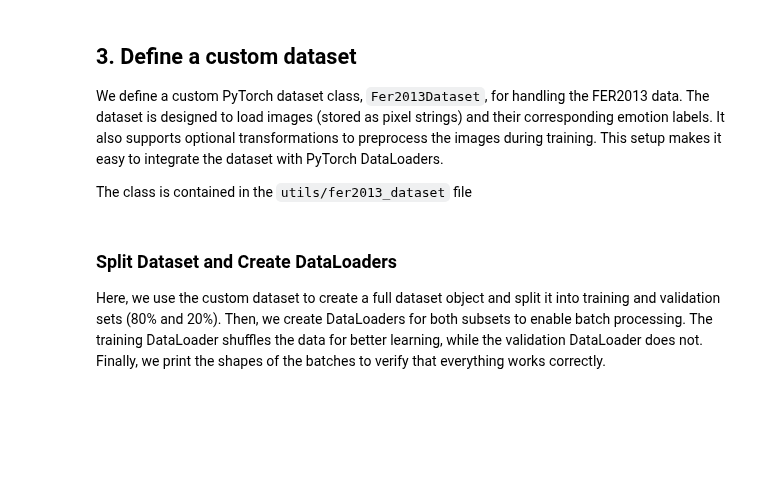
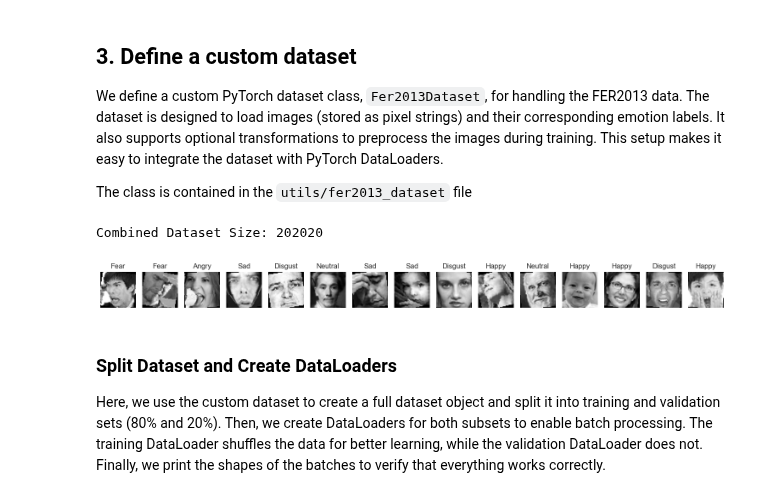
Before and after one commit to learoncero/cnn-project, a Jupyter notebook: 7_Group17_DLProject.ipynb, the cells around one changed output. Saved outputs shown, nothing was run; the diff lists cells and outputs as text; code cells hidden in the pictures; blank space fills up the shorter version.

```diff
--- a/7_Group17_DLProject.ipynb
+++ b/7_Group17_DLProject.ipynb
@@ -155,15 +157,45 @@ The class is contained in the `utils/fer2013_dataset` file
 # %%
-original_dataset = Fer2013Dataset(oversampled_data, transform=transform_original)  # Original dataset (no augmentation)
+original_dataset = Fer2013Dataset(oversampled_data, oversampled_data['emotion'], transform=transform_original)  # Original dataset (no augmentation)
 
 # Create augmented datasets with different pipelines
-augmented_dataset_1 = Fer2013Dataset(oversampled_data, transform=transform_1)  # Augmented with HorizontalFlip and Rotation
-augmented_dataset_2 = Fer2013Dataset(oversampled_data, transform=transform_2)  # Augmented with Rotation
-augmented_dataset_3 = Fer2013Dataset(oversampled_data, transform=transform_3)  # Augmented with Crop and HorizontalFlip
+augmented_dataset_1 = Fer2013Dataset(oversampled_data, oversampled_data['emotion'], transform=transform_1)  # Augmented with HorizontalFlip and Rotation
+augmented_dataset_2 = Fer2013Dataset(oversampled_data, oversampled_data['emotion'], transform=transform_2)  # Augmented with Rotation
+augmented_dataset_3 = Fer2013Dataset(oversampled_data, oversampled_data['emotion'], transform=transform_3)  # Augmented with Crop and HorizontalFlip
 
 # Combine all datasets
 combined_dataset = ConcatDataset([original_dataset, augmented_dataset_1, augmented_dataset_2, augmented_dataset_3])
 
 print("Combined Dataset Size:", len(combined_dataset))
+# %% [output]
+Combined Dataset Size: 202020
+# %%
+import matplotlib.pyplot as plt
+
+emotion_labels = {0:'Angry', 1:'Disgust', 2:'Fear', 3:'Happy', 4: 'Sad', 5: 'Surprise', 6: 'Neutral'}
+
+# Define a function to visualize images and labels
+def show_fake_data_examples(dataset, emotion_labels, num_examples=9):
+    """Visualize examples from the FakeData dataset."""
+    fig, axes = plt.subplots(1, num_examples, figsize=(15, 5))
+    for i in range(num_examples):
+        # Fetch a random image and label from the dataset
+        image, label = dataset[i]
+
+        # Convert the image tensor to a numpy array for visualization
+        image = image.numpy().squeeze()  # Remove channel dimension if present
+
+        # Display the image
+        ax = axes[i]
+        ax.imshow(image, cmap='gray')
+        ax.axis('off')
+        ax.set_title(emotion_labels[label])
+    plt.tight_layout()
+    plt.show()
+
+# Display some fake data examples
+show_fake_data_examples(augmented_dataset_2, emotion_labels, num_examples=15)
+# %% [output]
+[figure, added]
 # %% [markdown]
 ### Split Dataset and Create DataLoaders
 
```
Also changed, not shown: parts of 5 cells of this notebook, 4 other files.
